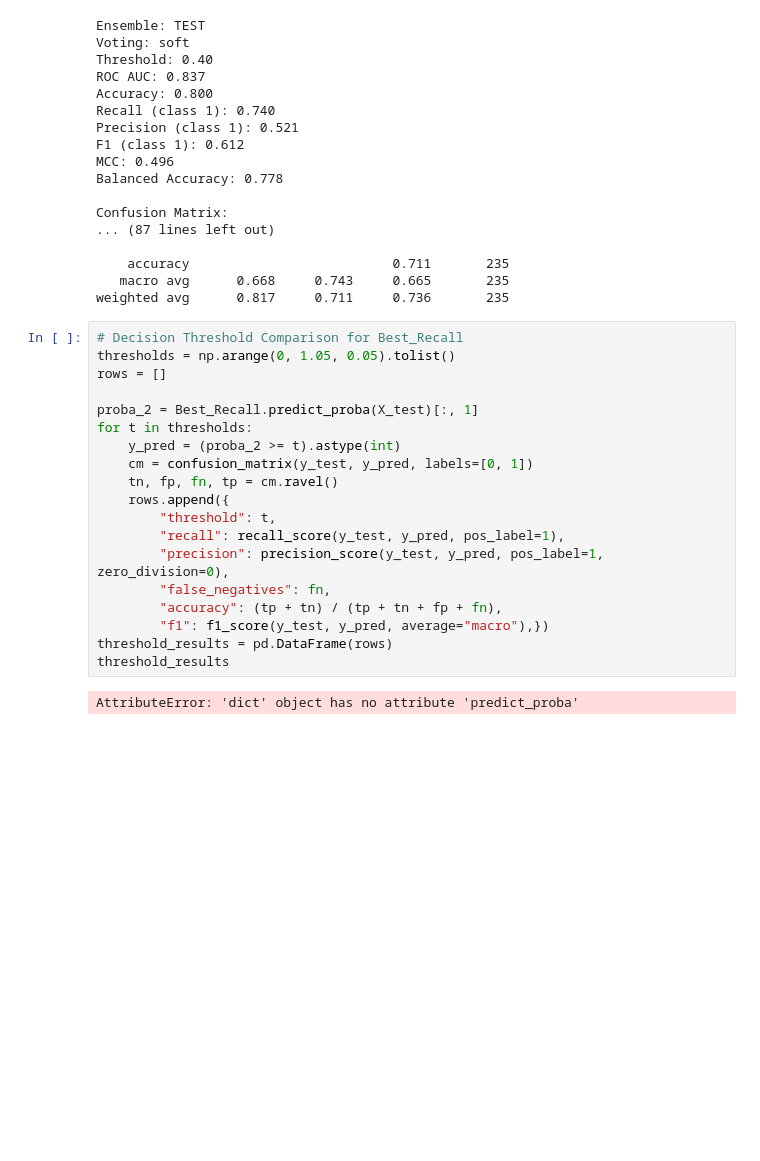
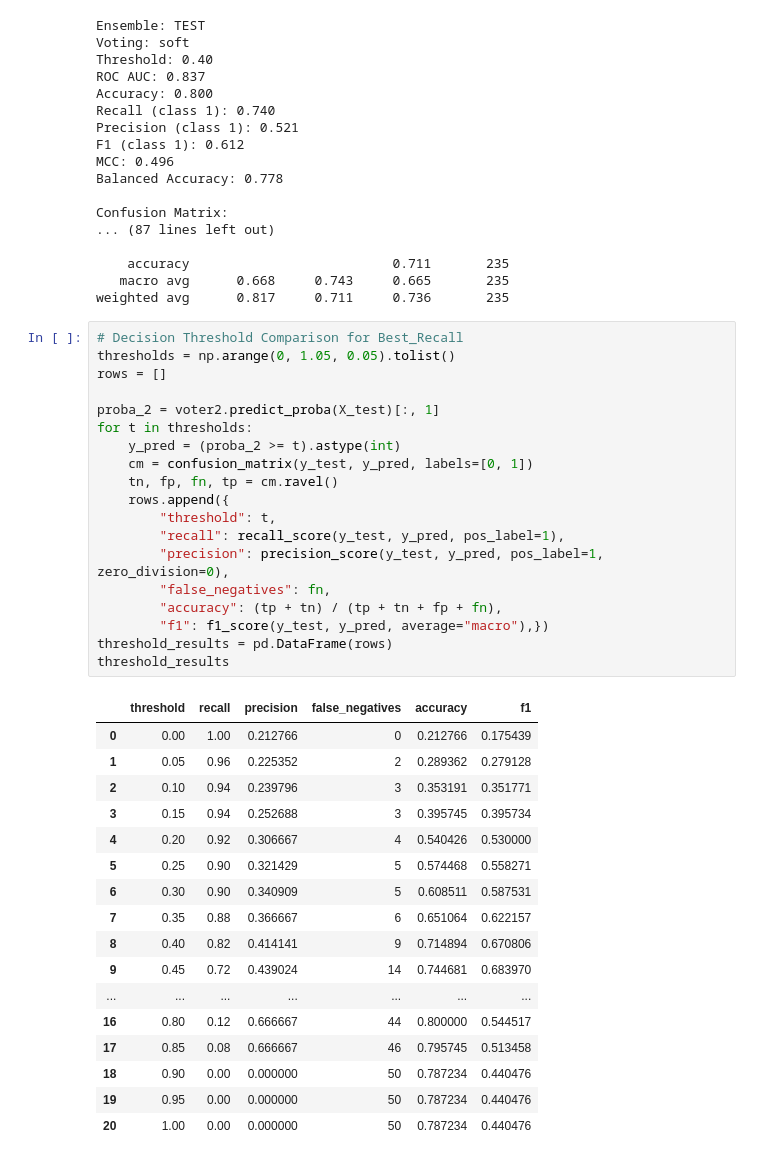
Before and after one commit to MAP9900/Convoy-Predictor-Project, a Jupyter notebook: notebooks/exploration/Ensemble_Learning_Test.ipynb, the cells around one changed output. Cells and saved outputs as stored; diff of their text form; blank space fills up the shorter version.

```diff
--- a/notebooks/exploration/Ensemble_Learning_Test.ipynb
+++ b/notebooks/exploration/Ensemble_Learning_Test.ipynb
@@ -338,24 +338,40 @@ weighted avg      0.817     0.711     0.736       235
 # %%
 # Decision Threshold Comparison for Best_Recall
 thresholds = np.arange(0, 1.05, 0.05).tolist()
 rows = []
 
-proba_2 = Best_Recall.predict_proba(X_test)[:, 1]
+proba_2 = voter2.predict_proba(X_test)[:, 1]
 for t in thresholds:
     y_pred = (proba_2 >= t).astype(int)
     cm = confusion_matrix(y_test, y_pred, labels=[0, 1])
     tn, fp, fn, tp = cm.ravel()
     rows.append({
         "threshold": t,
         "recall": recall_score(y_test, y_pred, pos_label=1),
         "precision": precision_score(y_test, y_pred, pos_label=1, zero_division=0),
         "false_negatives": fn,
         "accuracy": (tp + tn) / (tp + tn + fp + fn),
         "f1": f1_score(y_test, y_pred, average="macro"),})
 threshold_results = pd.DataFrame(rows)
 threshold_results
 # %% [output]
-AttributeError: 'dict' object has no attribute 'predict_proba'
+|  | threshold | recall | precision | false_negatives | accuracy | f1 |
+| 0 | 0.00 | 1.00 | 0.212766 | 0 | 0.212766 | 0.175439 |
+| 1 | 0.05 | 0.96 | 0.225352 | 2 | 0.289362 | 0.279128 |
+| 2 | 0.10 | 0.94 | 0.239796 | 3 | 0.353191 | 0.351771 |
+| 3 | 0.15 | 0.94 | 0.252688 | 3 | 0.395745 | 0.395734 |
+| 4 | 0.20 | 0.92 | 0.306667 | 4 | 0.540426 | 0.530000 |
+| 5 | 0.25 | 0.90 | 0.321429 | 5 | 0.574468 | 0.558271 |
+| 6 | 0.30 | 0.90 | 0.340909 | 5 | 0.608511 | 0.587531 |
+| 7 | 0.35 | 0.88 | 0.366667 | 6 | 0.651064 | 0.622157 |
+| 8 | 0.40 | 0.82 | 0.414141 | 9 | 0.714894 | 0.670806 |
+| 9 | 0.45 | 0.72 | 0.439024 | 14 | 0.744681 | 0.683970 |
+| ... | ... | ... | ... | ... | ... | ... |
+| 16 | 0.80 | 0.12 | 0.666667 | 44 | 0.800000 | 0.544517 |
+| 17 | 0.85 | 0.08 | 0.666667 | 46 | 0.795745 | 0.513458 |
+| 18 | 0.90 | 0.00 | 0.000000 | 50 | 0.787234 | 0.440476 |
+| 19 | 0.95 | 0.00 | 0.000000 | 50 | 0.787234 | 0.440476 |
+| 20 | 1.00 | 0.00 | 0.000000 | 50 | 0.787234 | 0.440476 |
 # %%
 #Results from above minus 0.00 and 1.00
 df = threshold_results.iloc[1: -1].reset_index(drop = True)
```
Also changed, not shown: parts of 5 cells of this notebook.
